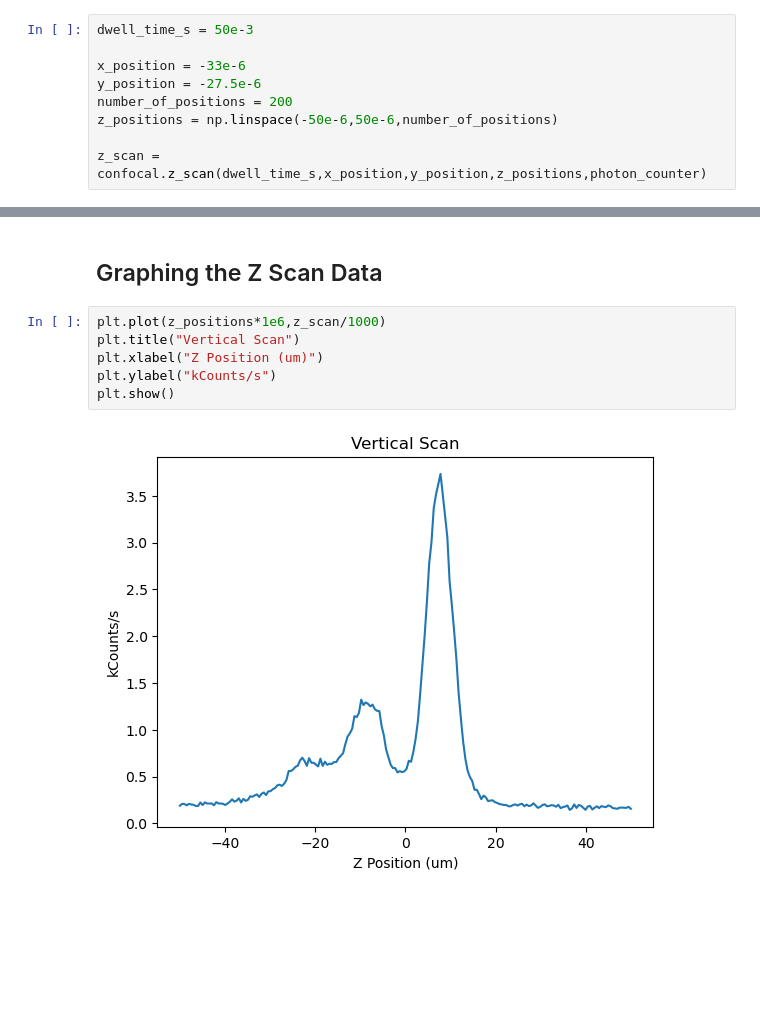
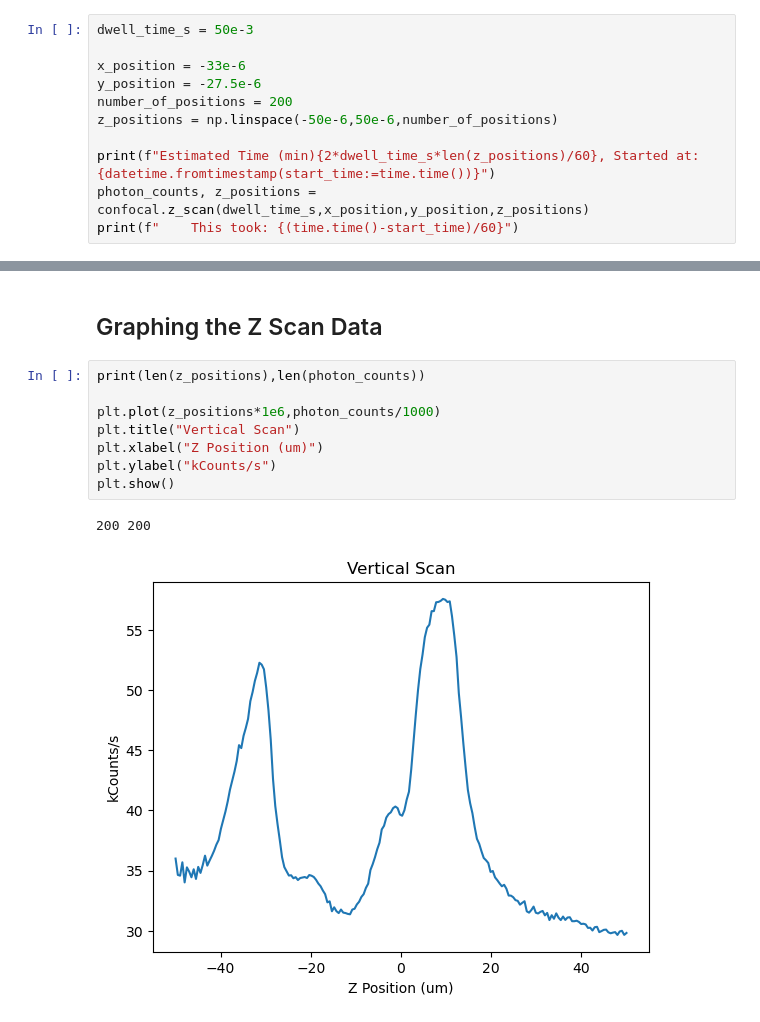
Before and after one commit to ACBJayichLab/NV_ABJ, a Jupyter notebook: interfaceing_experiment.ipynb, the cells around one changed output, grey strips where cells are left out. Drawn from its saved outputs; the diff is of its cells as text; blank space fills up the shorter version.

```diff
--- a/interfaceing_experiment.ipynb
+++ b/interfaceing_experiment.ipynb
@@ -193,5 +243,7 @@ y_position = -27.5e-6
 number_of_positions = 200
 z_positions = np.linspace(-50e-6,50e-6,number_of_positions)
 
-z_scan = confocal.z_scan(dwell_time_s,x_position,y_position,z_positions,photon_counter)
+print(f"Estimated Time (min){2*dwell_time_s*len(z_positions)/60}, Started at: {datetime.fromtimestamp(start_time:=time.time())}")
+photon_counts, z_positions = confocal.z_scan(dwell_time_s,x_position,y_position,z_positions)
+print(f"    This took: {(time.time()-start_time)/60}")
 # %% [output]
@@ -199,10 +252,13 @@ Estimated Time (min)0.3333333333333333
 # %% [markdown]
 ## Graphing the Z Scan Data
 # %%
-plt.plot(z_positions*1e6,z_scan/1000)
+print(len(z_positions),len(photon_counts))
+
+plt.plot(z_positions*1e6,photon_counts/1000)
 plt.title("Vertical Scan")
 plt.xlabel("Z Position (um)")
 plt.ylabel("kCounts/s")
 plt.show()
 # %% [output]
+200 200
-[figure, old version]
+[figure, new version]
```
Also changed, not shown: parts of 5 cells of this notebook, 1 other file.
